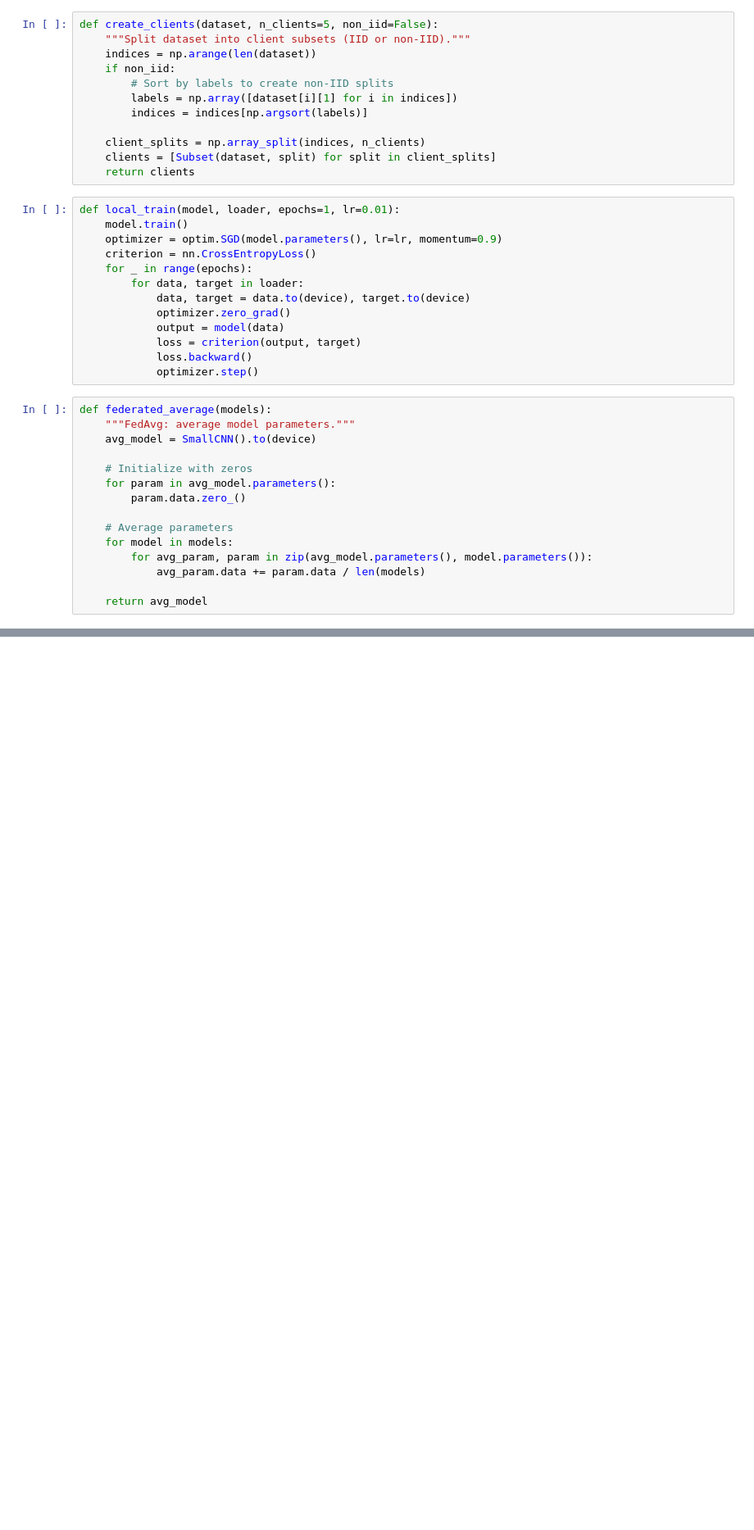
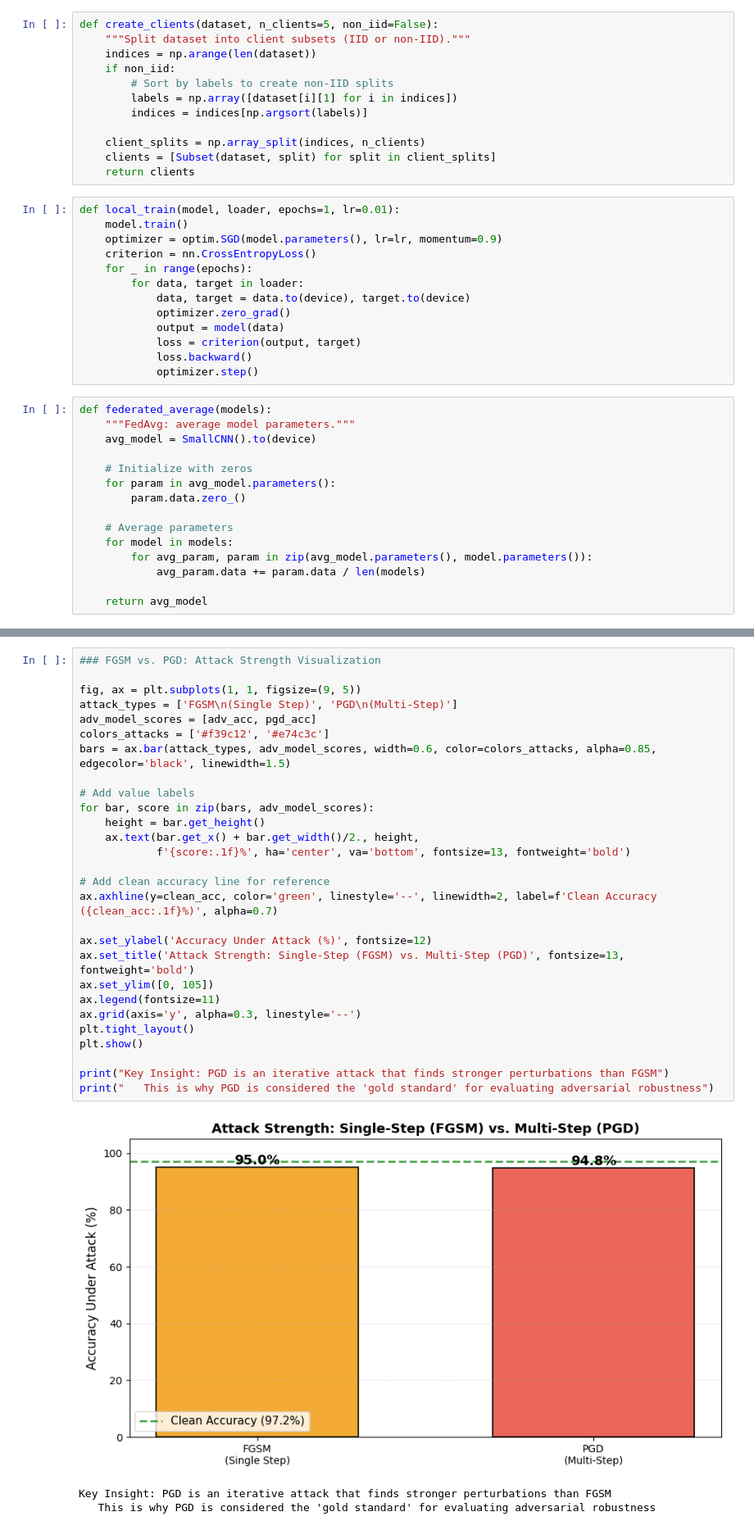
Before and after one commit to ELTE-DSED/Intro-Data-Security, a Jupyter notebook: module_08_defenses/Lab_8b_Federated_Learning_and_Adversarial_Training.ipynb, the cells around one changed output, grey strips where cells are left out. Shown at 82% size. Saved outputs shown, nothing was run; the diff lists cells and outputs as text; blank space fills up the shorter version.

```diff
--- a/module_08_defenses/Lab_8b_Federated_Learning_and_Adversarial_Training.ipynb
+++ b/module_08_defenses/Lab_8b_Federated_Learning_and_Adversarial_Training.ipynb
@@ -363,0 +473,32 @@ Combine FL + DP + adversarial training. Evaluate privacy and robustness together
+# %%
+### FGSM vs. PGD: Attack Strength Visualization
+
+fig, ax = plt.subplots(1, 1, figsize=(9, 5))
+attack_types = ['FGSM\n(Single Step)', 'PGD\n(Multi-Step)']
+adv_model_scores = [adv_acc, pgd_acc]
+colors_attacks = ['#f39c12', '#e74c3c']
+bars = ax.bar(attack_types, adv_model_scores, width=0.6, color=colors_attacks, alpha=0.85, edgecolor='black', linewidth=1.5)
+
+# Add value labels
+for bar, score in zip(bars, adv_model_scores):
+    height = bar.get_height()
+    ax.text(bar.get_x() + bar.get_width()/2., height,
+            f'{score:.1f}%', ha='center', va='bottom', fontsize=13, fontweight='bold')
+
+# Add clean accuracy line for reference
+ax.axhline(y=clean_acc, color='green', linestyle='--', linewidth=2, label=f'Clean Accuracy ({clean_acc:.1f}%)', alpha=0.7)
+
+ax.set_ylabel('Accuracy Under Attack (%)', fontsize=12)
+ax.set_title('Attack Strength: Single-Step (FGSM) vs. Multi-Step (PGD)', fontsize=13, fontweight='bold')
+ax.set_ylim([0, 105])
+ax.legend(fontsize=11)
+ax.grid(axis='y', alpha=0.3, linestyle='--')
+plt.tight_layout()
+plt.show()
+
+print("Key Insight: PGD is an iterative attack that finds stronger perturbations than FGSM")
+print("   This is why PGD is considered the 'gold standard' for evaluating adversarial robustness")
+# %% [output]
+[figure, added]
+Key Insight: PGD is an iterative attack that finds stronger perturbations than FGSM
+   This is why PGD is considered the 'gold standard' for evaluating adversarial robustness
```
Also changed, not shown: parts of 41 cells of this notebook.
